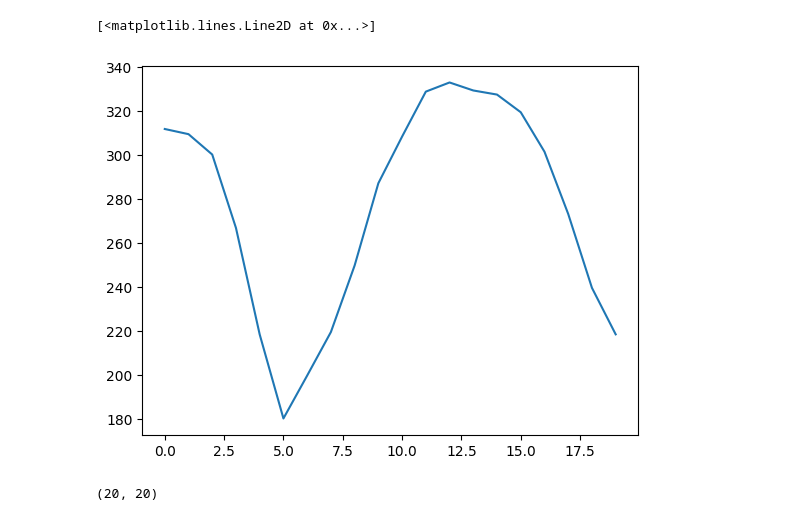
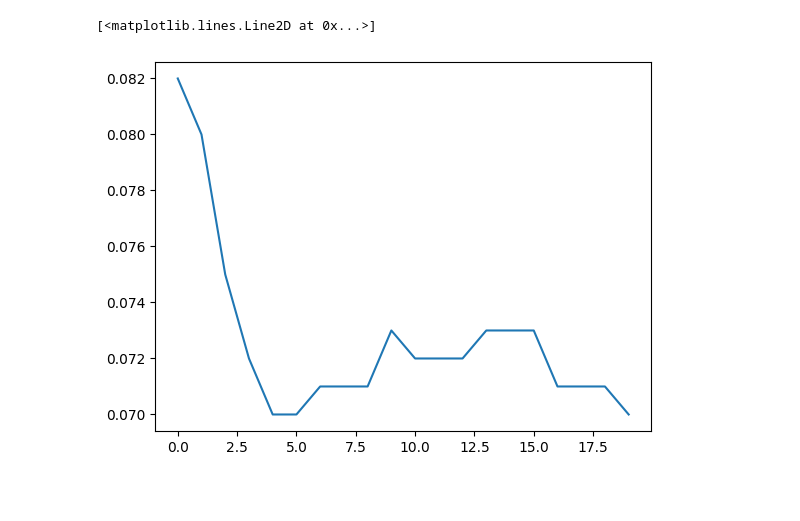
Before and after one commit to Bic10/lab_UW, a Jupyter notebook: notebooks/analize_l2_norm_velocity.ipynb, the cells around one changed output. Cells and saved outputs as stored; diff of their text form; code cells hidden in the pictures; blank space fills up the shorter version.

```diff
--- a/notebooks/analize_l2_norm_velocity.ipynb
+++ b/notebooks/analize_l2_norm_velocity.ipynb
@@ -140,9 +142,18 @@ plt.plot(right_v)
+# %%
+import pickle
+dir_path = "/home/michele/Desktop/Dottorato/active_source_implementation/experiments_Brava_2/s0108/data_analysis/global_optimization_velocity"
+file_name = "001_run_in_10MPa"
+file_path = os.path.join(dir_path,file_name)
+
+# Load the data
+with open(file_path + '_results.pkl', 'rb') as f:
+    data = pickle.load(f)
+
+L2norm_all_waveforms = data['L2norm_all_waveforms']
+velocity_ranges = data['velocity_ranges']
+estimated_velocities = data['estimated_velocities']
 # %%
-plt.plot(l2_norm[4,:])
+plt.plot(estimated_velocities)
 # %% [output]
 [<matplotlib.lines.Line2D at 0x...>]
-[figure, old version]
+[figure, new version]
-# %%
-l2_norm.shape
-# %% [output]
-(20, 20)
```
Also changed, not shown: parts of 3 cells of this notebook, 2 other files.
